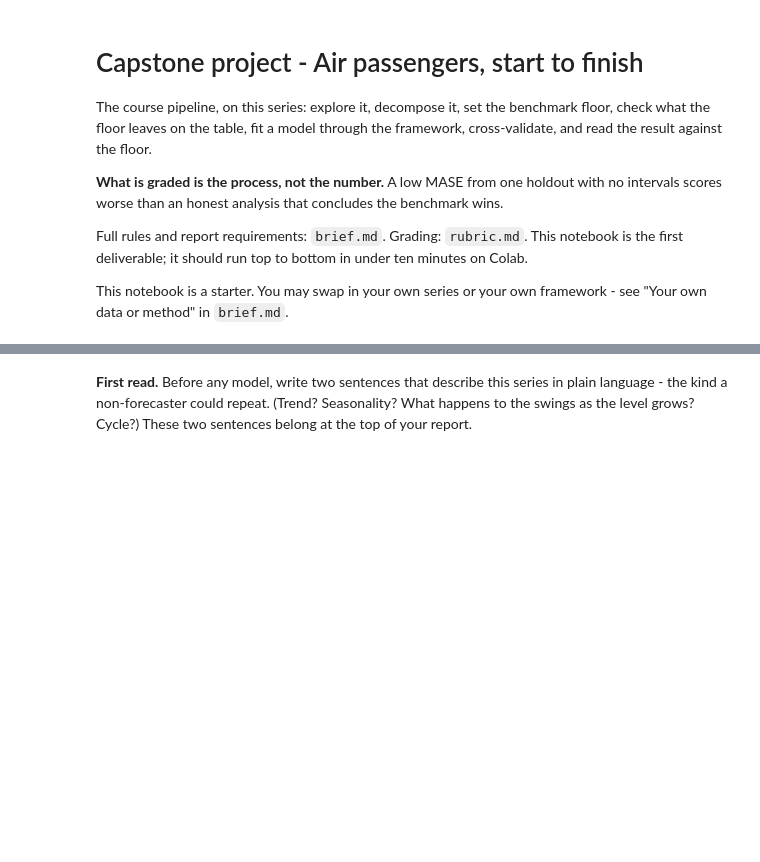
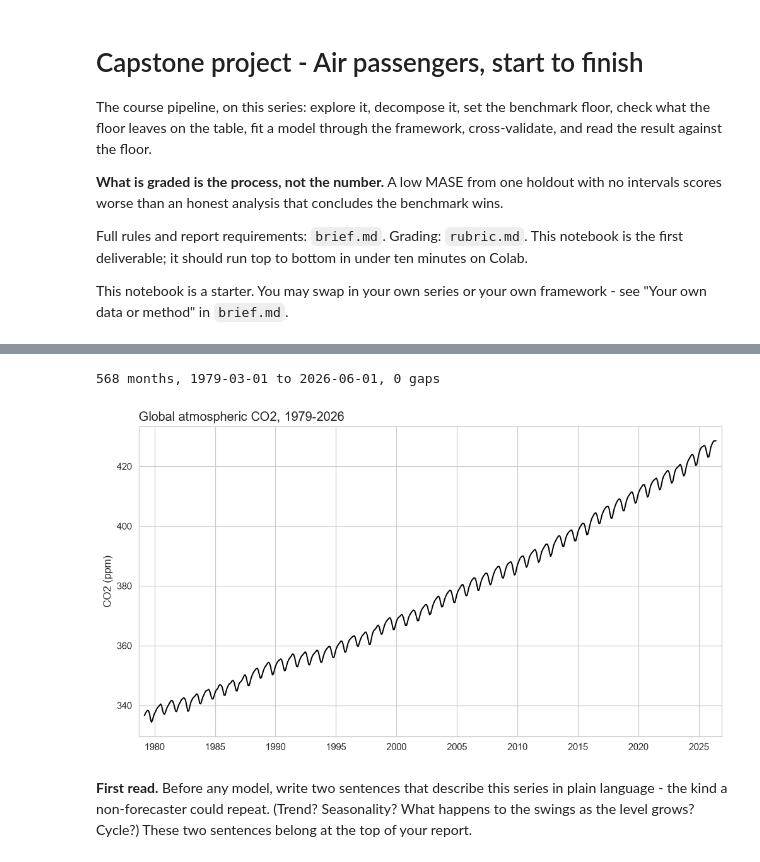
Before and after one commit to Ahmed-Bah/Global-CO2-Forecasting, a Jupyter notebook: project.ipynb, the cells around one changed output, grey strips where cells are left out. Cells and saved outputs as stored; diff of their text form; code cells hidden in the pictures; blank space fills up the shorter version.

Commit message:
CO2 capstone: exploration and floor (draft)

```diff
--- a/project.ipynb
+++ b/project.ipynb
@@ -48,14 +49,8 @@ Fetched from statsmodels' R-datasets on first run; no download step.
 # %%
-from statsmodels.datasets import get_rdataset
-
-raw = get_rdataset("AirPassengers").data
-t = raw["time"].astype(float).to_numpy()
-years = np.floor(t).astype(int)
-months = np.clip(np.round((t - years) * 12).astype(int) + 1, 1, 12)
+raw = pd.read_csv("data/co2_global_monthly.csv", parse_dates=["date"])
 df = pd.DataFrame({
-    "unique_id": "Air passengers (Box & Jenkins)",
-    "ds": pd.to_datetime(pd.Series(years).astype(str) + "-" +
-                         pd.Series(months).astype(str).str.zfill(2) + "-01"),
-    "y": raw["value"].astype(float),
+    "unique_id": "Global CO2 (NOAA GML)",
+    "ds": raw["date"],
+    "y": raw["co2_ppm"].astype(float),
 }).sort_values("ds").reset_index(drop=True)
 df.head()
@@ -62,14 +64,18 @@ df.head()
 # %%
-# TODO: confirm the calendar. How many months, what range, any gaps?
-#       (Same three checks you ran on the spine on Day 1.)
-n_obs = ...
-range_ = ...
-n_gaps = ...
+# TODO: confirm the calendar.
+
+n_obs = len(df)
+range_ = (df["ds"].min(), df["ds"].max())
+n_gaps = len(pd.date_range(range_[0], range_[1], freq="MS")) - n_obs
 print(f"{n_obs} months, {range_[0].date()} to {range_[1].date()}, {n_gaps} gaps")
+# %% [output]
+568 months, 1979-03-01 to 2026-06-01, 0 gaps
 # %%
-P.plot_series(df, title="Air passengers, 1949-1960",
-              ylabel="passengers (thousands)", xlabel="")
+P.plot_series(df, title="Global atmospheric CO2, 1979-2026",
+              ylabel="CO2 (ppm)", xlabel="")
 plt.show()
+# %% [output]
+[figure, added]
 # %% [markdown]
 **First read.** Before any model, write two sentences that describe this
 series in plain language - the kind a non-forecaster could repeat. (Trend?
```
Also changed, not shown: parts of 9 cells of this notebook, 1 other file.
